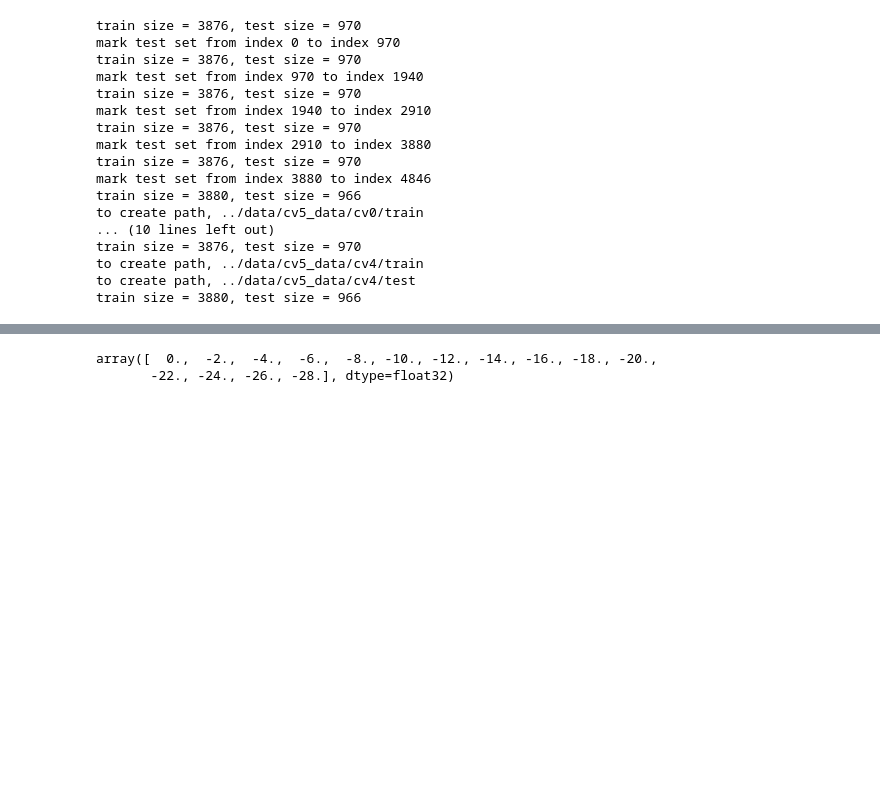
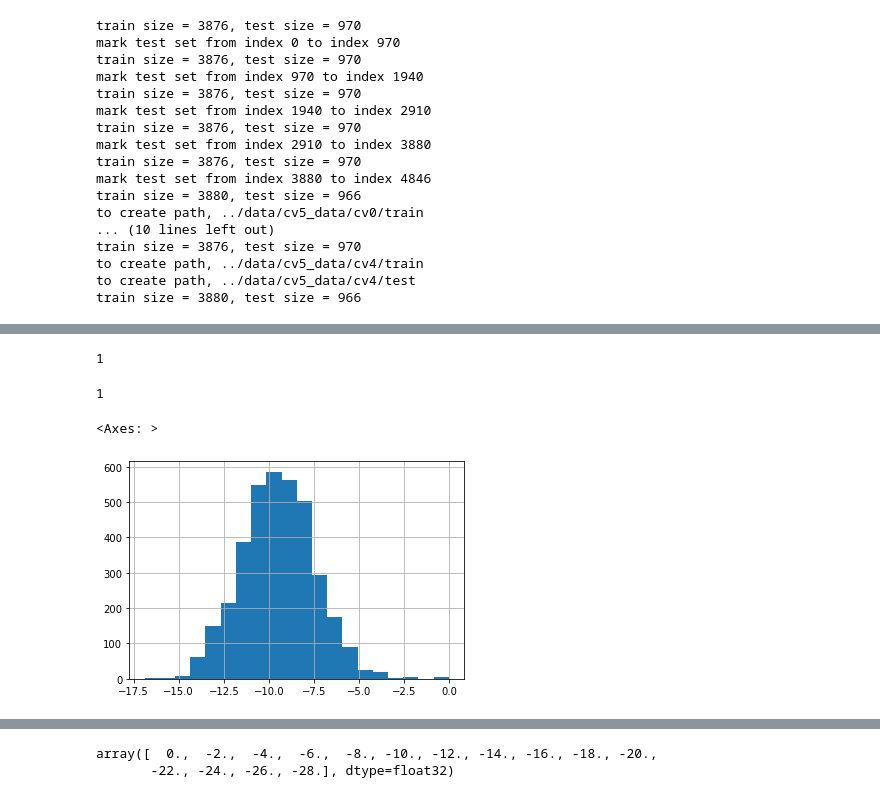
Before and after one commit to leepaul009/pri_model, a Jupyter notebook: notebook/wt_data.ipynb, the cells around one changed output, grey strips where cells are left out. Drawn from its saved outputs; the diff is of its cells as text; code cells hidden in the pictures; blank space fills up the shorter version.

```diff
--- a/dataset/wt_data.ipynb
+++ b/notebook/wt_data.ipynb
@@ -173,23 +173,40 @@ to create path, ../data/cv5_data/cv4/train
 to create path, ../data/cv5_data/cv4/test
 train size = 3880, test size = 966
 # %%
+import pandas as pd
+import os
+import numpy as np
+np.set_printoptions(suppress=True)
+pd.set_option('display.max_columns', 100)
+import sys
+np.set_printoptions(threshold=sys.maxsize)
+
+data_root = '../data/tmp_data/mid01'
+train_fpath = os.path.join(data_root, 'train', 'train.csv')
+test_fpath = os.path.join(data_root, 'val', 'test.csv')
+
+
+###
+
 train_df = pd.read_csv(train_fpath, sep='\t')
+print(len(train_df))
 labels = train_df['dG'].values
 
 intervals = np.arange(0, -30, -2).astype(np.float32)
 inds_groups = []
 for i in range(intervals.shape[0]-1):
-    m = np.logical_and(labels > intervals[i], labels <= intervals[i-1])
+    m = np.logical_and(labels <= intervals[i], labels > intervals[i+1])
     inds = np.where(m)[0]
-
+    print(intervals[i], intervals[i+1], len(inds))
     inds_groups.append(inds)
 
 test_df = pd.read_csv(test_fpath, sep='\t')
+print(len(test_df))
 labels = test_df['dG'].values
 
 test_inds_groups = []
 for i in range(intervals.shape[0]-1):
-    m = np.logical_and(labels > intervals[i], labels <= intervals[i-1])
+    m = np.logical_and(labels > intervals[i], labels <= intervals[i+1])
     inds = np.where(m)[0]
 
     test_inds_groups.append(inds)
@@ -195,0 +230,19 @@ for i in range(intervals.shape[0]-1):
+# %%
+import torch
+seed = 1
+g = torch.Generator()
+g.manual_seed(seed)
+print(seed)
+# %% [output]
+1
+# %%
+g = torch.Generator()
+g.manual_seed(seed)
+print(seed)
+# %% [output]
+1
+# %%
+test_df['dG'].hist(bins=20)
+# %% [output]
+<Axes: >
+[figure, added]
```
Also changed, not shown: parts of 10 cells of this notebook, 24 other files.
